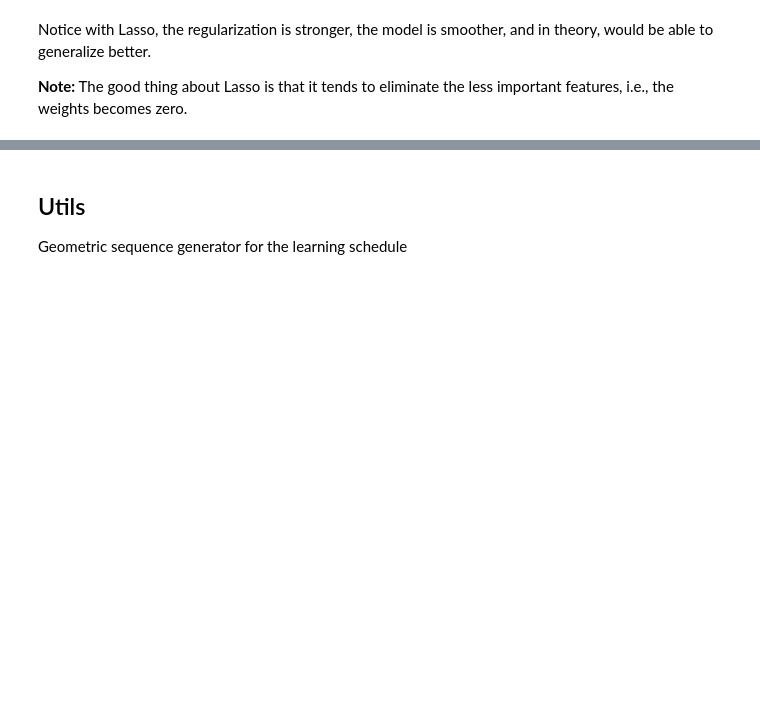
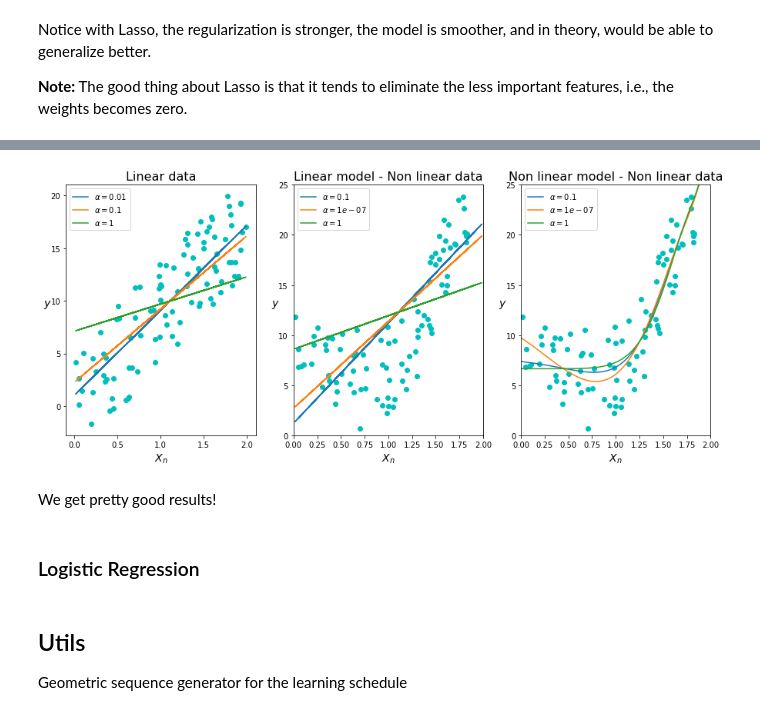
Before and after one commit to Ohtar10/ml-python, a Jupyter notebook: ch04/Training Models.ipynb, the cells around one changed output, grey strips where cells are left out. Saved outputs shown, nothing was run; the diff lists cells and outputs as text; code cells hidden in the pictures; blank space fills up the shorter version.

Commit message:
Add Elastic Net regression

```diff
--- a/ch04/Training Models.ipynb
+++ b/ch04/Training Models.ipynb
@@ -823,3 +846,58 @@ Notice with Lasso, the regularization is stronger, the model is smoother, and in
+# %%
+# here we define the alpha parameters we'll need to pass to Rdige Regression
+linear_alphas = [0.01, 0.1, 1]
+non_linear_alphas = [0.1, 1*10**-7, 1]
+degree=40
+
+poly_transformer = PolynomialFeatures(degree=degree)
+X_reg_space = np.linspace(round(X_reg.min()), round(X_reg.max()), X_reg.shape[0]).reshape(X_reg.shape[0], 1)
+X_reg_space_poly = poly_transformer.fit_transform(X_reg_space)
+
+linear_models = train_regularized_models(X_reg, y_linear, regularization='enet', alphas=linear_alphas)
+linear_models_non_linear_data = train_regularized_models(X_reg, y_non_linear, regularization='enet', alphas=linear_alphas)
+non_linear_models = train_regularized_models(X_reg, y_non_linear, regularization='enet', linear=False, degree=degree, alphas=non_linear_alphas)
+# %%
+plt.figure(figsize=(15, 6))
+plt.subplot(131)
+plt.title('Linear data', fontsize=16)
+plt.xlabel(r"$X_n$", fontsize=14)
+plt.ylabel(r"$y$", fontsize=14, rotation=0)
+plt.scatter(X_reg, y_linear, color='c')
+for alpha, model in zip(linear_alphas, linear_models):
+    predictions = model.predict(X_reg)
+    plt.plot(X_reg, predictions, label=r"$\alpha={}$".format(alpha))
+plt.legend()
+
+plt.subplot(132)
+plt.title('Linear model - Non linear data', fontsize=16)
+plt.xlabel(r"$X_n$", fontsize=14)
+plt.ylabel(r"$y$", fontsize=14, rotation=0)
+plt.scatter(X_reg, y_non_linear, color='c')
+plt.axis([0, 2, 0, 25])
+for alpha, model in zip(non_linear_alphas, linear_models_non_linear_data):
+    predictions = model.predict(X_reg)
+    plt.plot(X_reg, predictions, label=r"$\alpha={}$".format(alpha))
+plt.legend()
+
+
+plt.subplot(133)
+plt.title('Non linear model - Non linear data', fontsize=16)
+plt.xlabel(r"$X_n$", fontsize=14)
+plt.ylabel(r"$y$", fontsize=14, rotation=0)
+plt.scatter(X_reg, y_non_linear, color='c')
+plt.axis([0, 2, 0, 25])
+for alpha, model in zip(non_linear_alphas, non_linear_models):
+    predictions = model.predict(X_reg_space_poly)
+    plt.plot(X_reg_space, predictions, label=r"$\alpha={}$".format(alpha))
+plt.legend()
+
+plt.show()
+# %% [output]
+[figure, added]
+# %% [markdown]
+We get pretty good results!
+# %% [markdown]
+### Logistic Regression
 # %% [markdown]
 ## Utils
 Geometric sequence generator for the learning schedule
```
Also changed, not shown: parts of 2 cells of this notebook.
